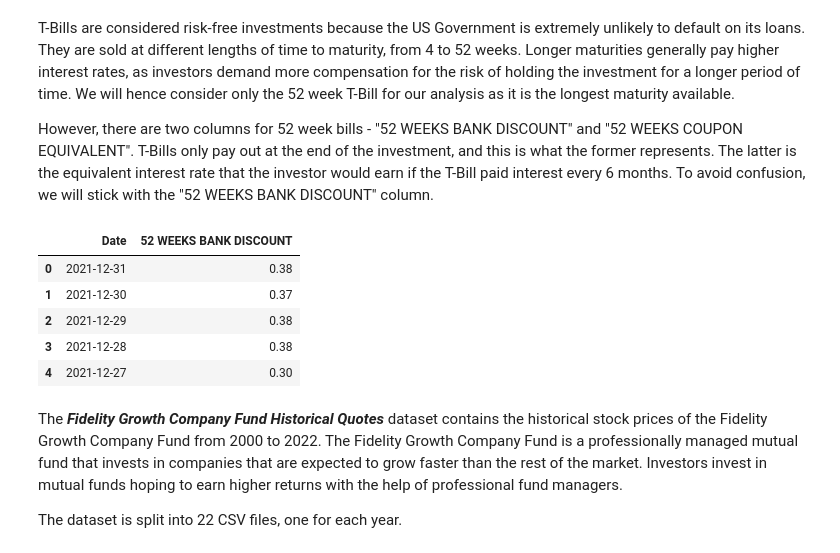
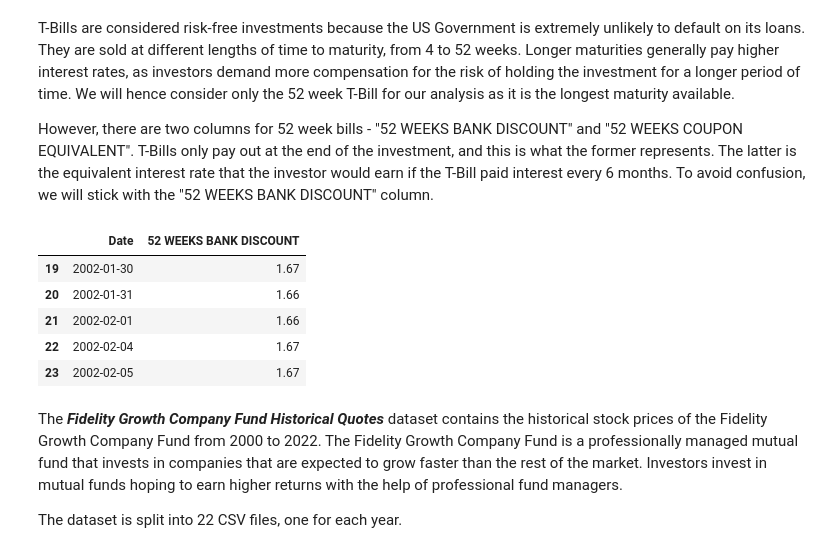
Before and after one commit to ConfuseIous/PDS-CA2, a Jupyter notebook: Main.ipynb, the cells around one changed output. Saved outputs shown, nothing was run; the diff lists cells and outputs as text; code cells hidden in the pictures.

```diff
--- a/Main.ipynb
+++ b/Main.ipynb
@@ -219,17 +219,21 @@ However, there are two columns for 52 week bills - "52 WEEKS BANK DISCOUNT" and
 # %%
 bond_data = pd.read_csv('data/US-Treasury.csv')
 bond_data['Date'] = pd.to_datetime(bond_data['Date'], format='%m/%d/%y')
 bond_data = bond_data[['Date', '52 WEEKS BANK DISCOUNT']]
 
+bond_data = bond_data.sort_values(by='Date')
+bond_data = bond_data.reset_index(drop=True)
+bond_data.dropna(inplace=True)
+
 data.bond_data = bond_data
 data.bond_data.head()
 # %% [output]
 |  | Date | 52 WEEKS BANK DISCOUNT |
-| 0 | 2021-12-31 | 0.38 |
-| 1 | 2021-12-30 | 0.37 |
-| 2 | 2021-12-29 | 0.38 |
-| 3 | 2021-12-28 | 0.38 |
-| 4 | 2021-12-27 | 0.30 |
+| 19 | 2002-01-30 | 1.67 |
+| 20 | 2002-01-31 | 1.66 |
+| 21 | 2002-02-01 | 1.66 |
+| 22 | 2002-02-04 | 1.67 |
+| 23 | 2002-02-05 | 1.67 |
 # %% [markdown]
 The ***Fidelity Growth Company Fund Historical Quotes*** dataset contains the historical stock prices of the Fidelity Growth Company Fund from 2000 to 2022. The Fidelity Growth Company Fund is a professionally managed mutual fund that invests in companies that are expected to grow faster than the rest of the market. Investors invest in mutual funds hoping to earn higher returns with the help of professional fund managers.
 
```
Also changed, not shown: parts of 6 cells of this notebook.
